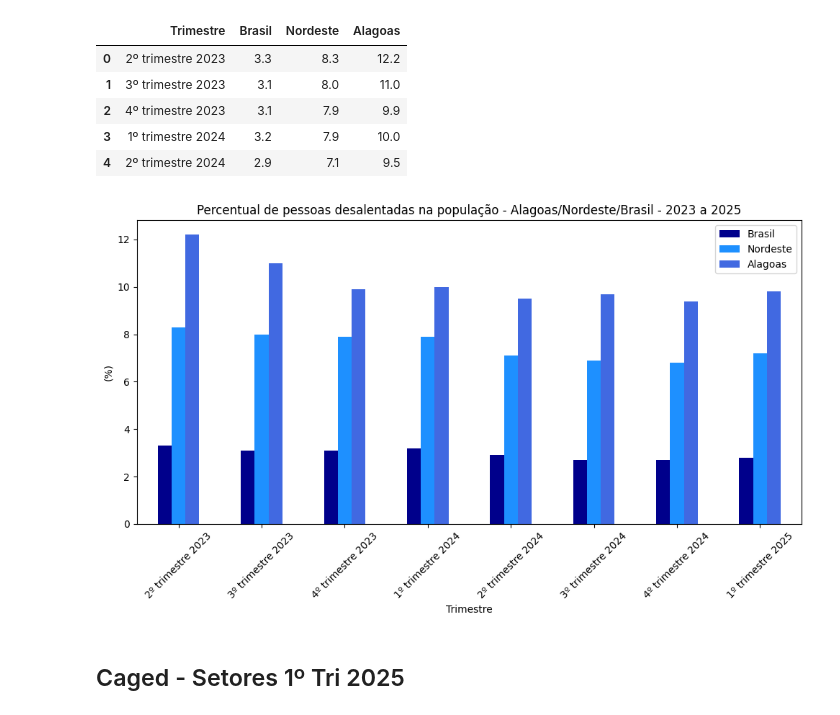
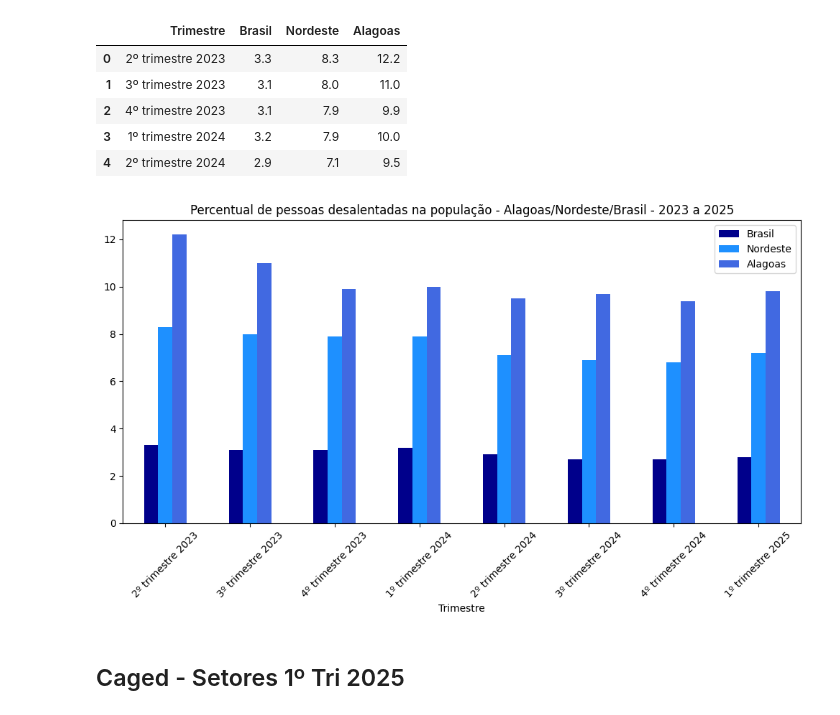
Before and after one commit to priscilanasciment0/TESTE, a Jupyter notebook: mecadodetrabalho.ipynb, the cells around one changed output. Saved outputs shown, nothing was run; the diff lists cells and outputs as text; code cells hidden in the pictures.

```diff
--- a/mecadodetrabalho.ipynb
+++ b/mecadodetrabalho.ipynb
@@ -92,23 +90,22 @@ df1.head()
 # %%
 df1.plot(
     x='Trimestre',
     kind='bar',
     figsize=(10, 6),
     color=['darkblue', 'dodgerblue', 'royalblue']
 )
 # Adiciona os rótulos (valores) em cima de cada barra
 #for container in x.containers: x.bar_label(container, fmt='%.1f', padding=3)
 
 plt.title('Percentual de pessoas desalentadas na população - Alagoas/Nordeste/Brasil - 2023 a 2025')
-plt.ylabel('(%)')
 plt.xticks(rotation=45)
 plt.grid(axis='y', linestyle='--', alpha=0.6)
 plt.grid(False)
 
 plt.tight_layout()
 plt.show()
 # %% [output]
-[figure, old version]
+[figure, new version]
 # %% [markdown]
 ## Caged - Setores 1º Tri 2025
 # %%
```
Also changed, not shown: parts of 4 cells of this notebook.
